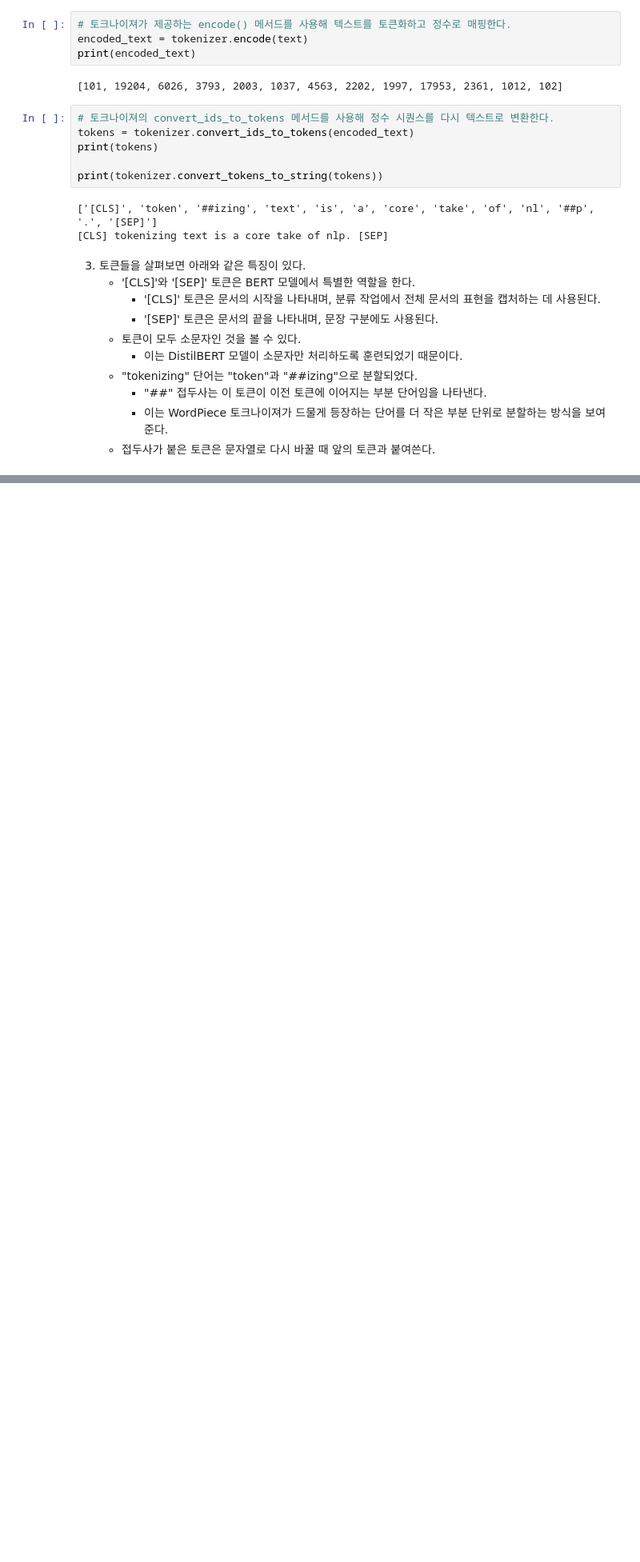
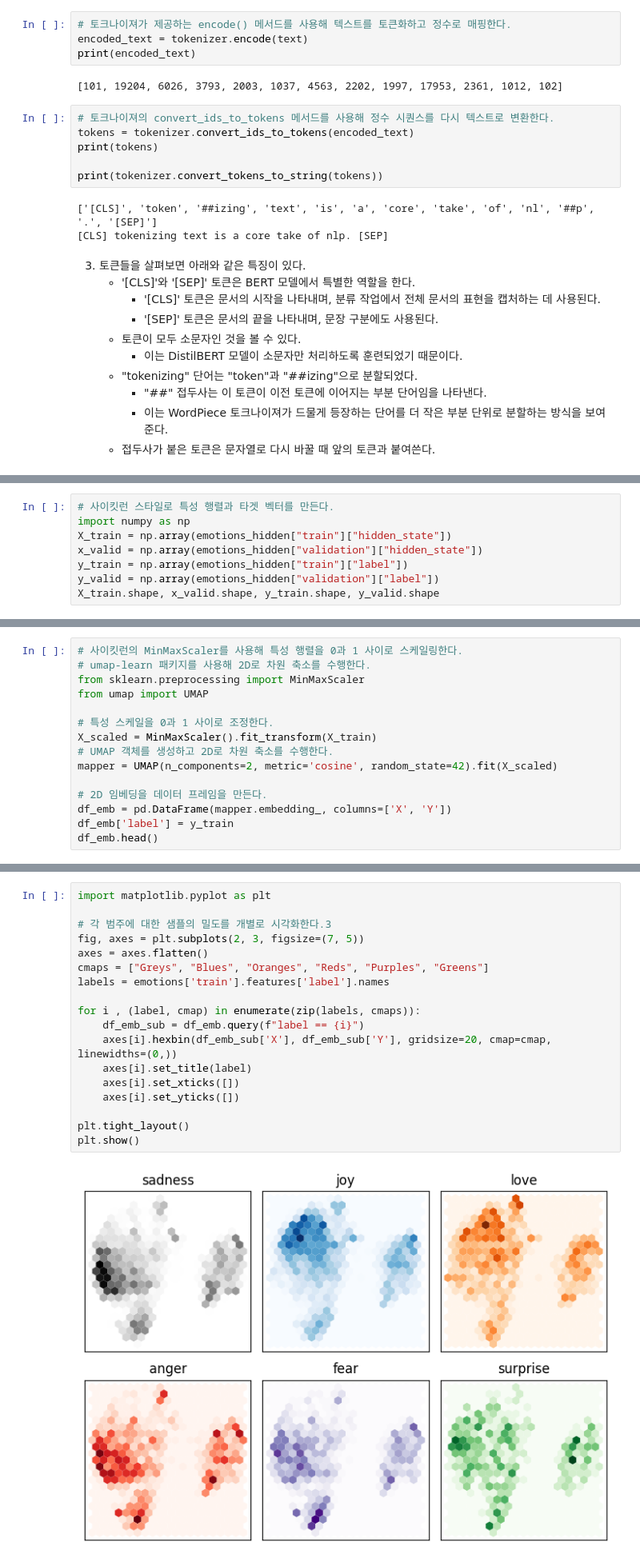
Before and after one commit to redinbluesky/nlp-with-transformers, a Jupyter notebook: 02-텍스트 분류.ipynb, the cells around one changed output, grey strips where cells are left out. Shown: that part at 80% size. Cells and saved outputs as stored; diff of their text form; blank space fills up the shorter version.

```diff
--- a/02-텍스트 분류.ipynb
+++ b/02-텍스트 분류.ipynb
@@ -390,0 +551,8 @@ print(tokenizer.convert_tokens_to_string(tokens))
+# %%
+# 사이킷런 스타일로 특성 행렬과 타겟 벡터를 만든다.
+import numpy as np
+X_train = np.array(emotions_hidden["train"]["hidden_state"])
+x_valid = np.array(emotions_hidden["validation"]["hidden_state"])
+y_train = np.array(emotions_hidden["train"]["label"])
+y_valid = np.array(emotions_hidden["validation"]["label"])
+X_train.shape, x_valid.shape, y_train.shape, y_valid.shape
@@ -390,0 +567,15 @@ print(tokenizer.convert_tokens_to_string(tokens))
+# %%
+# 사이킷런의 MinMaxScaler를 사용해 특성 행렬을 0과 1 사이로 스케일링한다.
+# umap-learn 패키지를 사용해 2D로 차원 축소를 수행한다.
+from sklearn.preprocessing import MinMaxScaler
+from umap import UMAP
+
+# 특성 스케일을 0과 1 사이로 조정한다.
+X_scaled = MinMaxScaler().fit_transform(X_train)
+# UMAP 객체를 생성하고 2D로 차원 축소를 수행한다.
+mapper = UMAP(n_components=2, metric='cosine', random_state=42).fit(X_scaled)
+
+# 2D 임베딩을 데이터 프레임을 만든다.
+df_emb = pd.DataFrame(mapper.embedding_, columns=['X', 'Y'])
+df_emb['label'] = y_train
+df_emb.head()
@@ -390,0 +589,20 @@ print(tokenizer.convert_tokens_to_string(tokens))
+# %%
+import matplotlib.pyplot as plt
+
+# 각 범주에 대한 샘플의 밀도를 개별로 시각화한다.3
+fig, axes = plt.subplots(2, 3, figsize=(7, 5))
+axes = axes.flatten()
+cmaps = ["Greys", "Blues", "Oranges", "Reds", "Purples", "Greens"]
+labels = emotions['train'].features['label'].names
+
+for i , (label, cmap) in enumerate(zip(labels, cmaps)):
+    df_emb_sub = df_emb.query(f"label == {i}")
+    axes[i].hexbin(df_emb_sub['X'], df_emb_sub['Y'], gridsize=20, cmap=cmap, linewidths=(0,))
+    axes[i].set_title(label)
+    axes[i].set_xticks([])
+    axes[i].set_yticks([])
+
+plt.tight_layout()
+plt.show()
+# %% [output]
+[figure, added]
```
Also changed, not shown: parts of 30 cells of this notebook, 5 other files.
